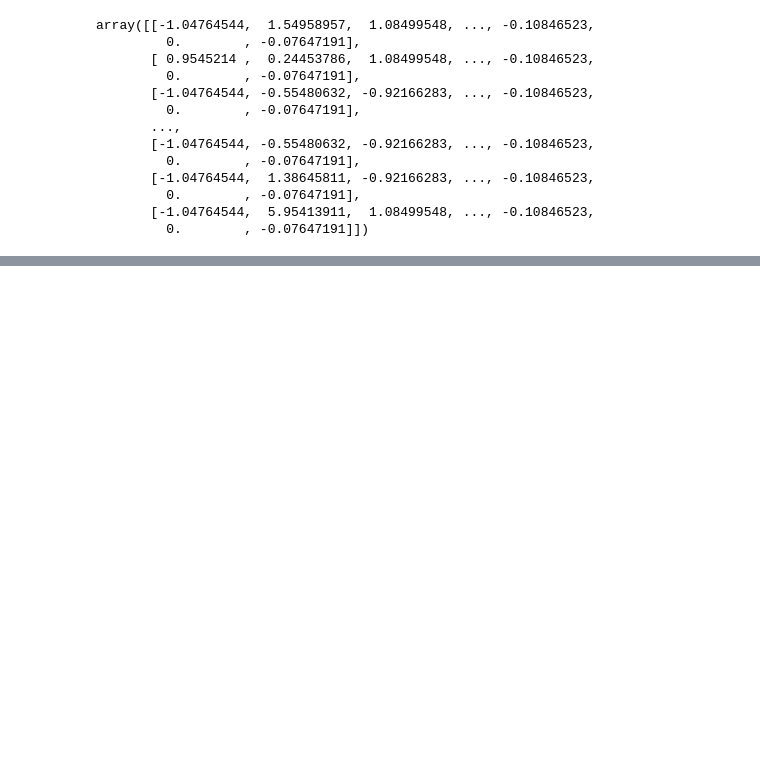
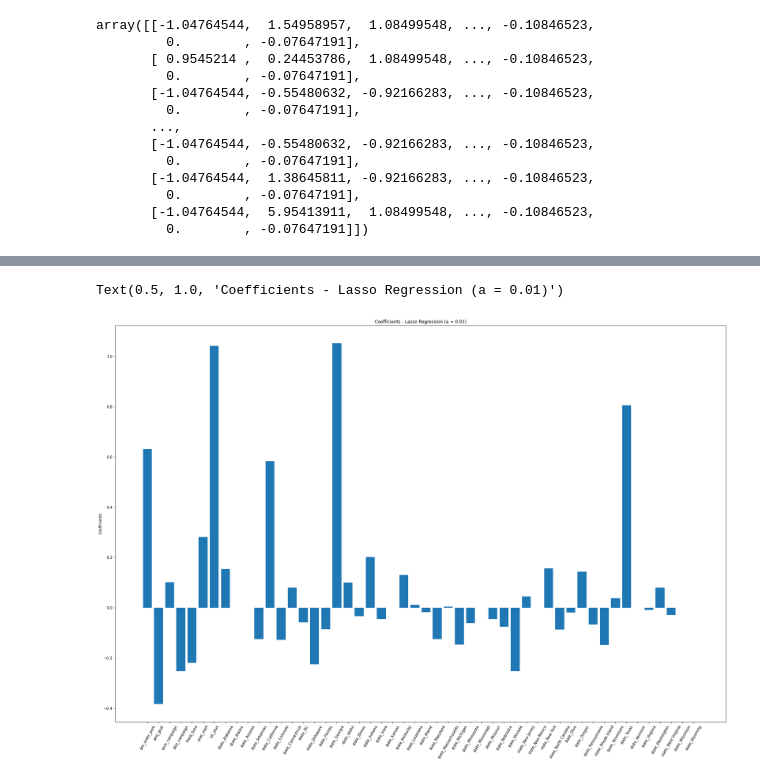
Before and after one commit to justintwoo/Mini-Project-1, a Jupyter notebook: mini_project_2.ipynb, the cells around one changed output, grey strips where cells are left out. Drawn from its saved outputs; the diff is of its cells as text; code cells hidden in the pictures; blank space fills up the shorter version.

```diff
--- a/mini_project_2.ipynb
+++ b/mini_project_2.ipynb
@@ -177,0 +202,13 @@ X_train
+# %%
+names = cat_features.columns
+lasso = Lasso(alpha=0.01)
+lasso_coef= lasso.fit(X_train_scaled, y_train).coef_
+
+plt.figure(figsize = (30,20))
+plt.bar(range(len(names)),lasso_coef)
+plt.xticks(range(len(names)),names, rotation=60)
+plt.ylabel("Coefficients")
+plt.title("Coefficients - Lasso Regression (a = 0.01)")
+# %% [output]
+Text(0.5, 1.0, 'Coefficients - Lasso Regression (a = 0.01)')
+[figure, added]
```
Also changed, not shown: parts of 4 cells of this notebook.
